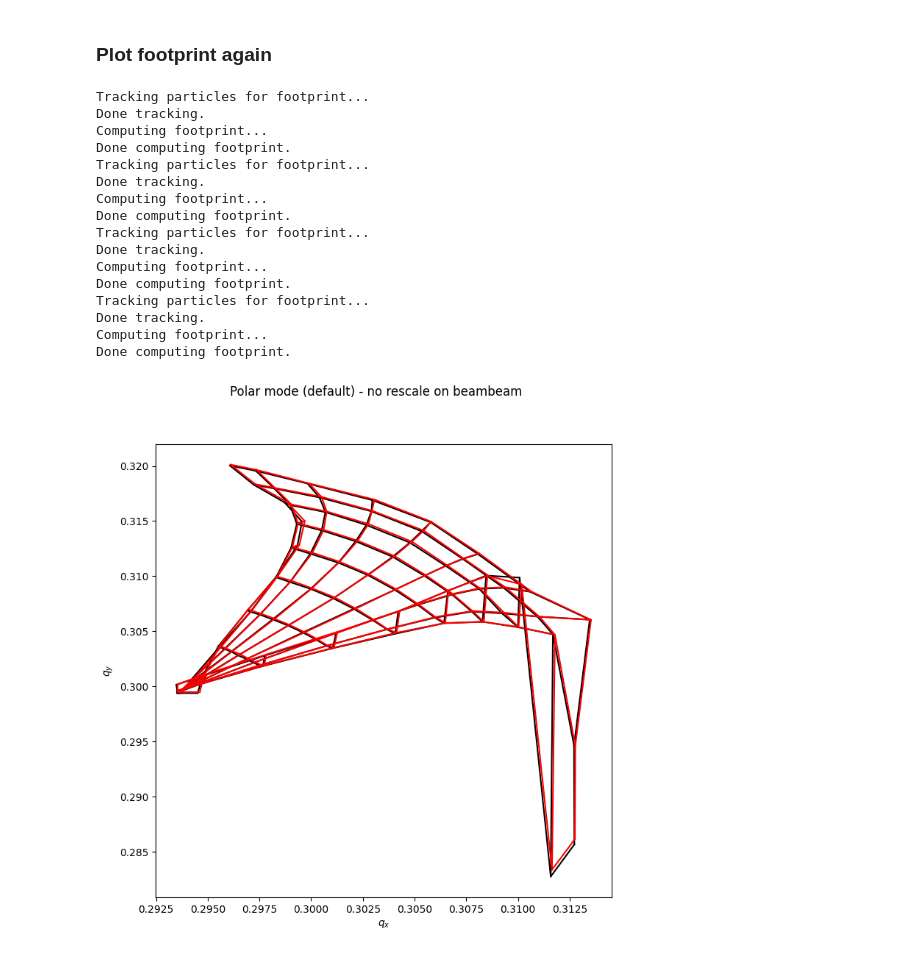
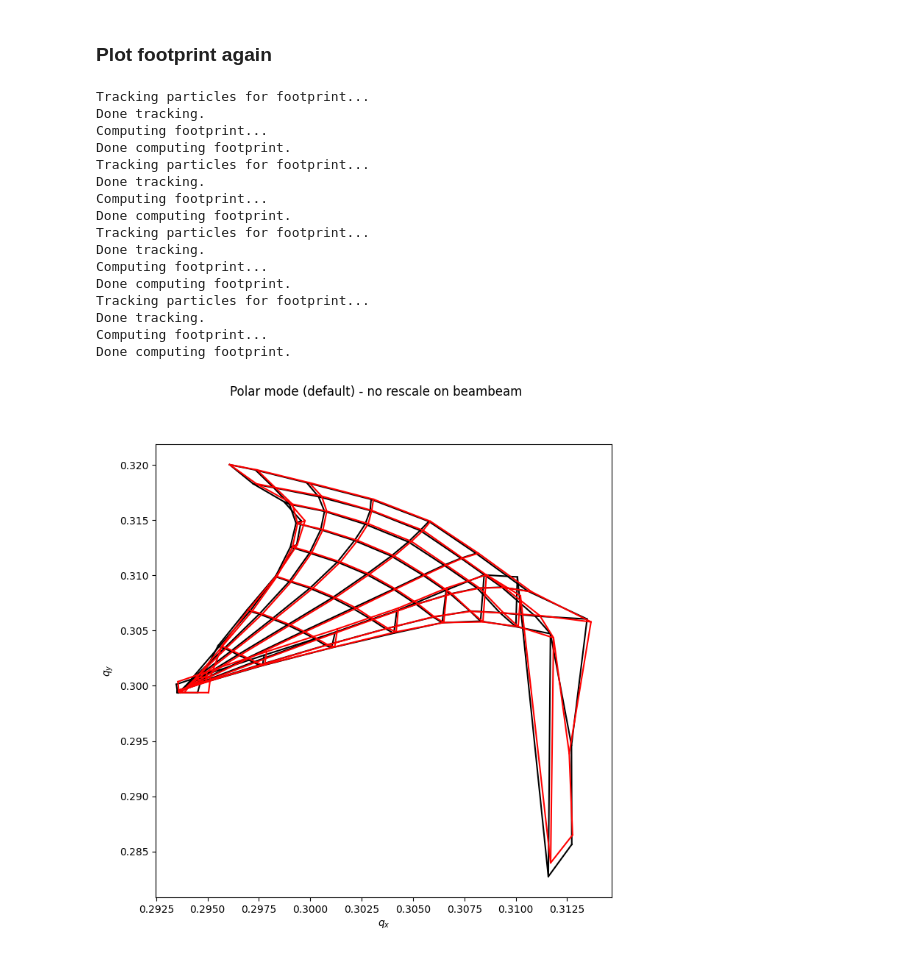
Before and after one commit to ColasDroin/comparaison_pymask_xmask, a Jupyter notebook: comparison.ipynb, the cells around one changed output. Saved outputs shown, nothing was run; the diff lists cells and outputs as text; code cells hidden in the pictures.

Commit message:
Corrected for coupling

```diff
--- a/comparison.ipynb
+++ b/comparison.ipynb
@@ -309 +309,16 @@ Linear coupling pymask: 0.0020232613058173954
 Linear coupling xmask: 0.002020131593531488
+# %%
+# Update linear coupling as well
+print([x for x in list(collider.vars._get_value().items()) if "c_minus" in x[0]])
+
+c_minus_re_b1_before_correction = collider.vars['c_minus_re_b1']._value
+c_minus_re_b2_before_correction = collider.vars['c_minus_re_b2']._value
+cmrskew = pm_line.vars['cmrskew']._value
+
+collider.vars['c_minus_re_b1'] += 0.001
+collider.vars['c_minus_re_b2'] += 0.001
+
+tw_xm_1 = collider["lhcb1"].twiss()
+tw_xm_2 = collider["lhcb2"].twiss()
+
+print(tw_xm_1.c_minus, tw_xm_2.c_minus)
@@ -317,6 +340,12 @@ fig.show(config = {'displayModeBar': False})
 # %% [markdown]
 ### Plot footprint again
 # %%
+# Temporary remove coupling to get a better footprint
+collider.vars['c_minus_re_b1'] = 0
+collider.vars['c_minus_re_b2'] = 0
+pm_line.vars['cmrskew'] = 0
+
+# Plot footprint
 fp_polar_xm = collider["lhcb1"].get_footprint(
     nemitt_x=2.5e-6,
     nemitt_y=2.5e-6,
@@ -333,31 +362,36 @@ for i, x in enumerate(tw_pm_1.to_pandas().name):
     if "bb_lr" in x or "bb_ho" in x:
         pm_line.element_refs[x].scale_strength = pm_line.vars["on_bb_charge"]
 
 fp_polar = pm_line.get_footprint(
     nemitt_x=2.5e-6,
     nemitt_y=2.5e-6,
     linear_rescale_on_knobs=[xt.LinearRescale(knob_name="on_bb_charge", v0=0.0, dv=0.1)],
 )
 
 #fig, ax = plt.subplots(1, 1, figsize=(8, 8))
 fp_polar.plot(ax=ax, label="no rescale bb", color = 'red')
 plt.suptitle("Polar mode (default) - no rescale on beambeam")
 plt.show()
+
+# Set back coupling
+collider.vars['c_minus_re_b1'] = c_minus_re_b1_before_correction + 0.001
+collider.vars['c_minus_re_b2'] = c_minus_re_b2_before_correction + 0.001
+pm_line.vars['cmrskew'] = cmrskew
 # %% [output]
 Tracking particles for footprint...
 Done tracking.
 Computing footprint...
 Done computing footprint.
 Tracking particles for footprint...
 Done tracking.
 Computing footprint...
 Done computing footprint.
 Tracking particles for footprint...
 Done tracking.
 Computing footprint...
 Done computing footprint.
 Tracking particles for footprint...
 Done tracking.
 Computing footprint...
 Done computing footprint.
-[figure, old version]
+[figure, new version]
```
Also changed, not shown: parts of 11 cells of this notebook, 5 other files.
